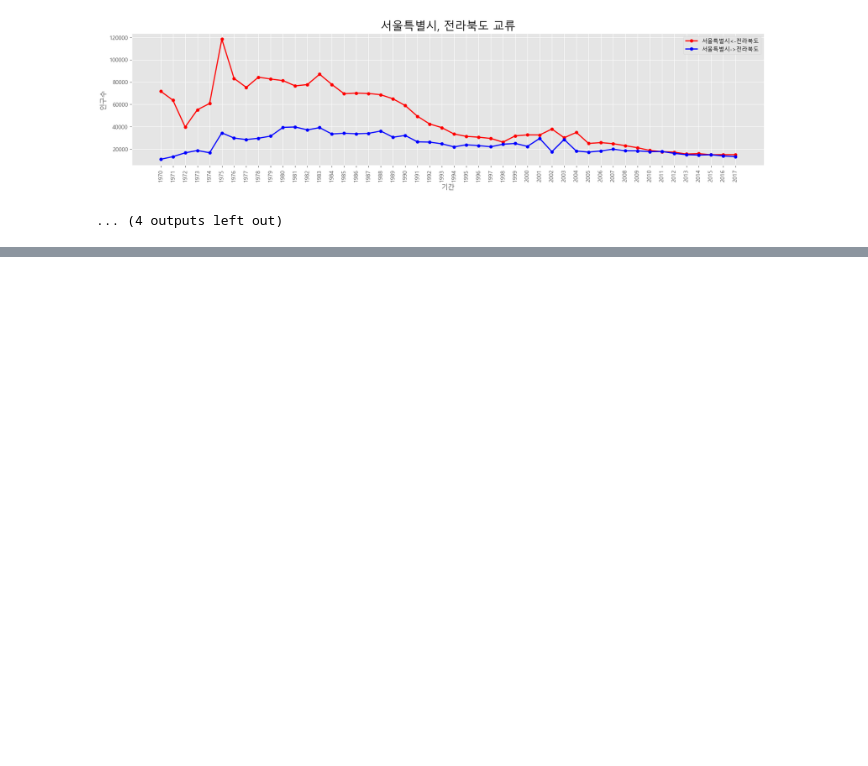
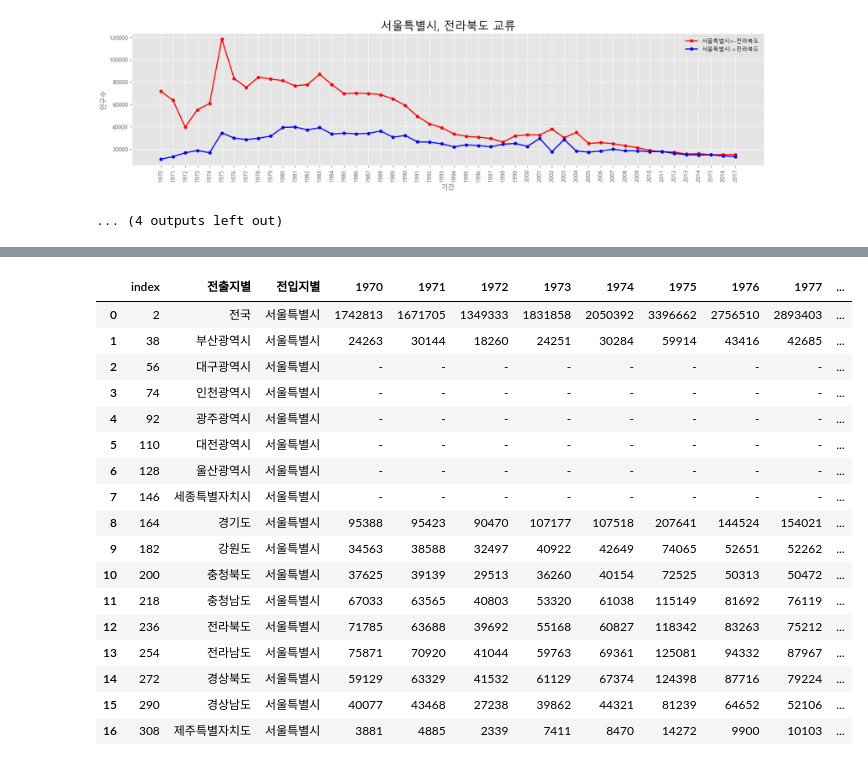
Before and after one commit to yjs3402/python_YJS, a Jupyter notebook: 판다스/판다스천안유입.ipynb, the cells around one changed output, grey strips where cells are left out. Cells and saved outputs as stored; diff of their text form; code cells hidden in the pictures; blank space fills up the shorter version.

```diff
--- a/판다스/판다스천안유입.ipynb
+++ b/판다스/판다스천안유입.ipynb
@@ -302,0 +294,51 @@ draw_graph('서울특별시', city_list[:], df, 'by city')
+# %%
+# 라이브러리 불러오기
+import pandas as pd
+import matplotlib.pyplot as plt
+from math import ceil
+
+# matplotlib 한글 폰트 오류 문제 해결
+from matplotlib import font_manager, rc
+font_path = "../part4/data/malgun.ttf"   #폰트파일의 위치
+font_name = font_manager.FontProperties(fname=font_path).get_name()
+rc('font', family=font_name)
+
+# Excel 데이터를 데이터프레임 변환
+df = pd.read_excel('../part4/data/시도별_전출입_인구수.xlsx')
+
+# NaN 값을 바로 위의 값으로 변환
+df = df.ffill()
+
+# 데이터프레임 생략 안되게 설정
+pd.set_option('display.max_columns', None)
+pd.set_option('display.max_rows', None)
+# %%
+mask_to_choongnam = (df['전입지별'] == '서울특별시')
+seoul_inflow = df[(df['전출지별'] == '서울특별시') & (df['전입지별'] != '서울특별시')]
+df_outflow = df[(df['전출지별'] != '서울특별시') & (df['전입지별'] == '서울특별시')]
+
+seoul_inflow = seoul_in.reset_index(drop=True)
+df_outflow= seoul_out.reset_index()
+
+# df_inflow = df_inflow.drop(['index', 'level_0'], axis=1)
+
+seoul_inflow
+# %% [output]
+|  | index | 전출지별 | 전입지별 | 1970 | 1971 | 1972 | 1973 | 1974 | 1975 | 1976 | 1977 | ... |
+| 0 | 2 | 전국 | 서울특별시 | 1742813 | 1671705 | 1349333 | 1831858 | 2050392 | 3396662 | 2756510 | 2893403 | ... |
+| 1 | 38 | 부산광역시 | 서울특별시 | 24263 | 30144 | 18260 | 24251 | 30284 | 59914 | 43416 | 42685 | ... |
+| 2 | 56 | 대구광역시 | 서울특별시 | - | - | - | - | - | - | - | - | ... |
+| 3 | 74 | 인천광역시 | 서울특별시 | - | - | - | - | - | - | - | - | ... |
+| 4 | 92 | 광주광역시 | 서울특별시 | - | - | - | - | - | - | - | - | ... |
+| 5 | 110 | 대전광역시 | 서울특별시 | - | - | - | - | - | - | - | - | ... |
+| 6 | 128 | 울산광역시 | 서울특별시 | - | - | - | - | - | - | - | - | ... |
+| 7 | 146 | 세종특별자치시 | 서울특별시 | - | - | - | - | - | - | - | - | ... |
+| 8 | 164 | 경기도 | 서울특별시 | 95388 | 95423 | 90470 | 107177 | 107518 | 207641 | 144524 | 154021 | ... |
+| 9 | 182 | 강원도 | 서울특별시 | 34563 | 38588 | 32497 | 40922 | 42649 | 74065 | 52651 | 52262 | ... |
+| 10 | 200 | 충청북도 | 서울특별시 | 37625 | 39139 | 29513 | 36260 | 40154 | 72525 | 50313 | 50472 | ... |
+| 11 | 218 | 충청남도 | 서울특별시 | 67033 | 63565 | 40803 | 53320 | 61038 | 115149 | 81692 | 76119 | ... |
+| 12 | 236 | 전라북도 | 서울특별시 | 71785 | 63688 | 39692 | 55168 | 60827 | 118342 | 83263 | 75212 | ... |
+| 13 | 254 | 전라남도 | 서울특별시 | 75871 | 70920 | 41044 | 59763 | 69361 | 125081 | 94332 | 87967 | ... |
+| 14 | 272 | 경상북도 | 서울특별시 | 59129 | 63329 | 41532 | 61129 | 67374 | 124398 | 87716 | 79224 | ... |
+| 15 | 290 | 경상남도 | 서울특별시 | 40077 | 43468 | 27238 | 39862 | 44321 | 81239 | 64652 | 52106 | ... |
+| 16 | 308 | 제주특별자치도 | 서울특별시 | 3881 | 4885 | 2339 | 7411 | 8470 | 14272 | 9900 | 10103 | ... |
```
Also changed, not shown: parts of 1 cell of this notebook.
